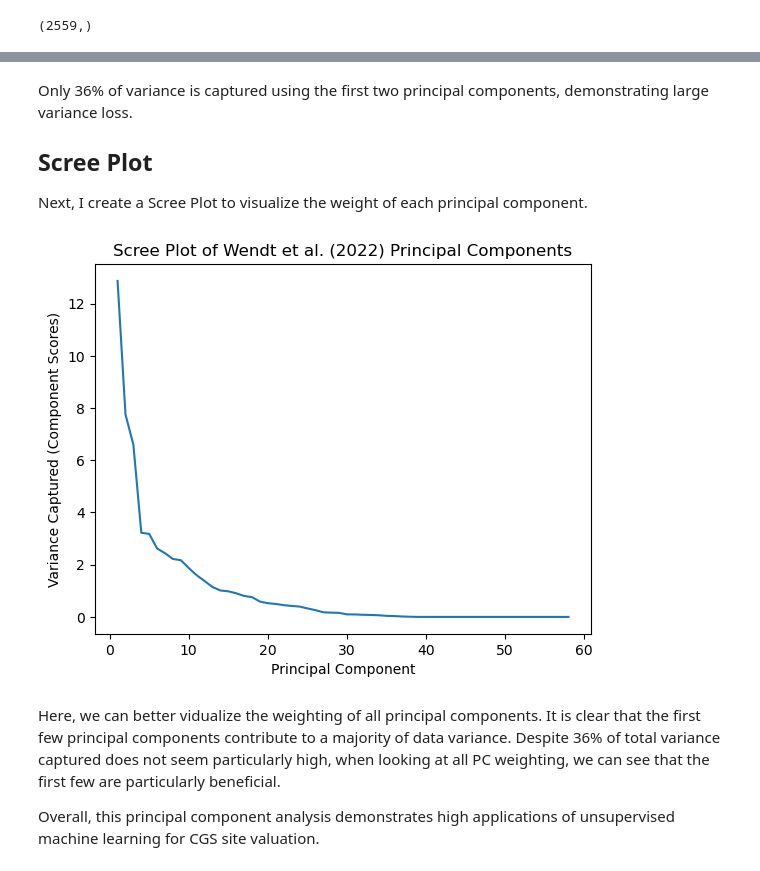
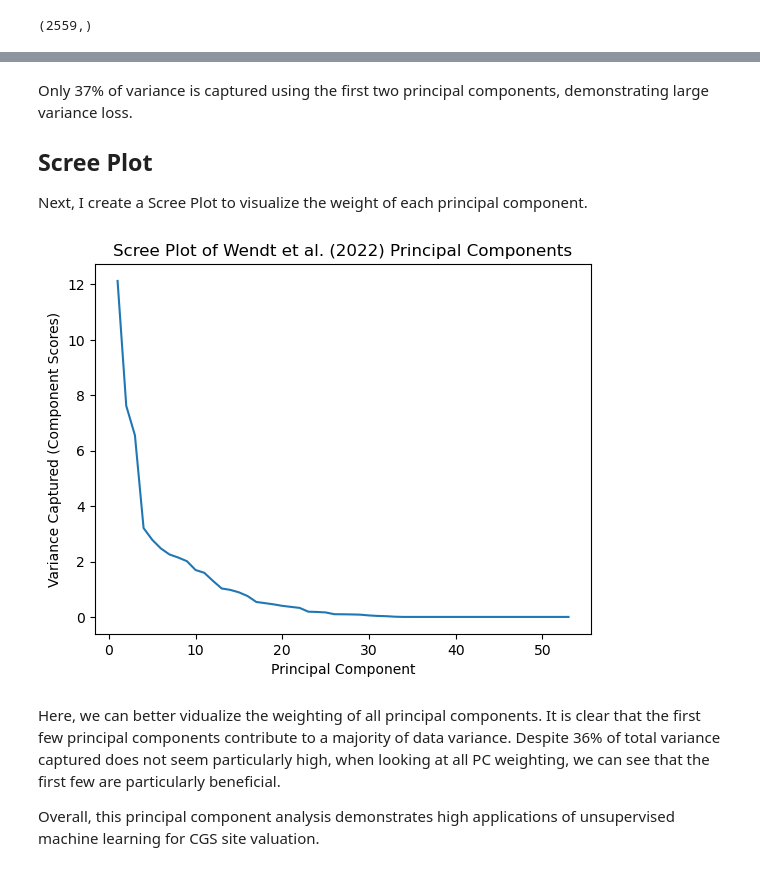
Before and after one commit to lilycastiel/thesis-cgs, a Jupyter notebook: SQ2.ipynb, the cells around one changed output, grey strips where cells are left out. Saved outputs shown, nothing was run; the diff lists cells and outputs as text; code cells hidden in the pictures.

```diff
--- a/SQ2.ipynb
+++ b/SQ2.ipynb
@@ -82,5 +136,9 @@ To replace the column with float values, I extract the last digit in the bin usi
 # %%
-viability_score_quartile = wendt['S1.1'].str.extract(f'(\d+)%')
-viability_score_quartile.columns = ['Viability_score_quartile']
+viability_score1_quartile = wendt['S1.1'].str.extract(f'(\d+)%')
+viability_score1_quartile.columns = ['Viability_score1_quartile']
+
+viability_score3_quartile = wendt['S3.1'].str.extract(f'(\d+)%')
+viability_score3_quartile.columns = ['Viability_score3_quartile']
 # %%
-wendt.merge(viability_score_quartile, left_index=True, right_index=True)
+wendt = wendt.merge(viability_score1_quartile, left_index=True, right_index=True)
+wendt = wendt.merge(viability_score3_quartile, left_index=True, right_index=True)
@@ -101 +147,3 @@ wendt.merge(viability_score_quartile, left_index=True, right_index=True)
+# %%
+wendt= wendt.drop(columns = ['S1.1', 'S3.1'])
 # %% [markdown]
@@ -111,5 +171,5 @@ Index(['S1', 'S2', 'S3', 'S4', 'S1.1', 'S2.1', 'S3.1', 'S4.1'], dtype='object')
 # %%
-wendt_pca = wendt.iloc[:, :-8]
+wendt_pca = wendt.iloc[:, :-4]
 wendt_pca_arr = wendt_pca.to_numpy()
 wendt_pca_arr.shape
 # %% [output]
@@ -191,16 +262,16 @@ wendt_2d_variance
 # %% [markdown]
-Only 36% of variance is captured using the first two principal components, demonstrating large variance loss.
+Only 37% of variance is captured using the first two principal components, demonstrating large variance loss.
 ## Scree Plot
 Next, I create a Scree Plot to visualize the weight of each principal component.
 # %%
-x= np.arange(1, 59)
+x= np.arange(1, 54)
 y= s**2/len(wendt_pca_arr)
 plt.plot(x, y)
 plt.xlabel('Principal Component')
 plt.ylabel('Variance Captured (Component Scores)')
 plt.title('Scree Plot of Wendt et al. (2022) Principal Components') ;
 # %% [output]
-[figure, old version]
+[figure, new version]
 # %% [markdown]
 Here, we can better vidualize the weighting of all principal components. It is clear that the first few principal components contribute to a majority of data variance. Despite 36% of total variance captured does not seem particularly high, when looking at all PC weighting, we can see that the first few are particularly beneficial.
 
```
Also changed, not shown: parts of 39 cells of this notebook.
